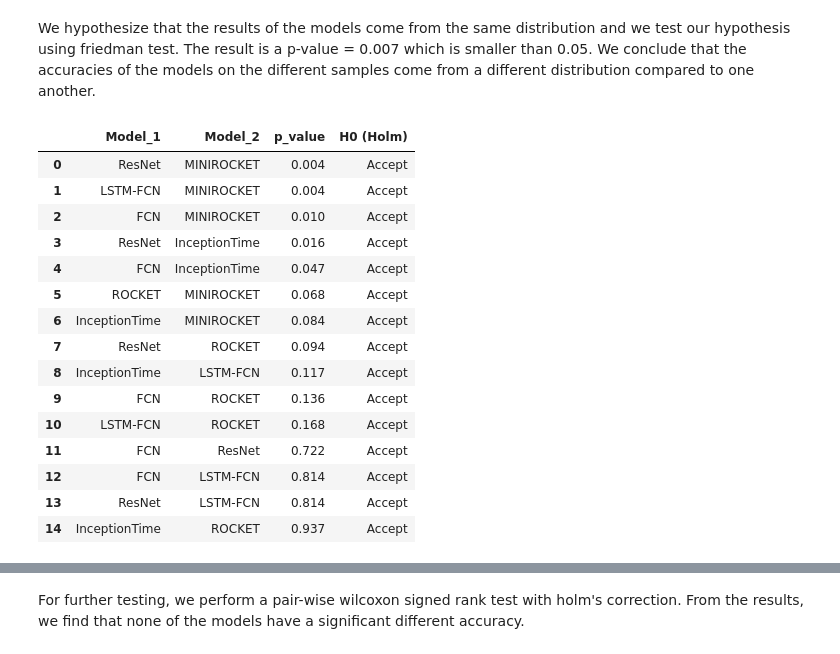
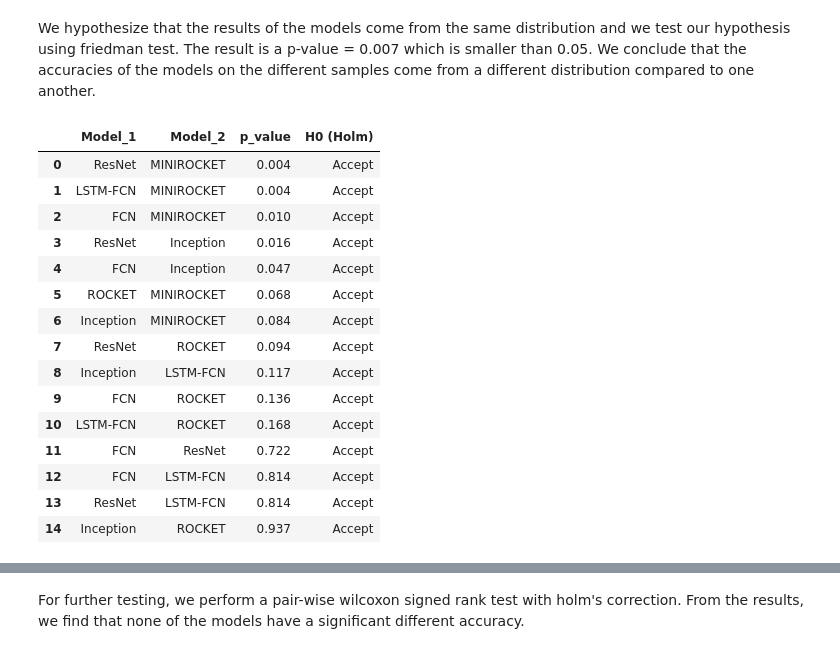
Before and after one commit to almasrifi-rami/fall_detection, a Jupyter notebook: src/main.ipynb, the cells around one changed output, grey strips where cells are left out. Saved outputs shown, nothing was run; the diff lists cells and outputs as text; code cells hidden in the pictures.

```diff
--- a/src/main.ipynb
+++ b/src/main.ipynb
@@ -206,7 +206,7 @@ We trained 6 state-of-the-art (SOTA) time series classification (TSC) models and
 compare_models = analyze_metrics(
     {'FCN': 'fcn/results.pkl',
      'ResNet': 'resnet/results.pkl',
-     'InceptionTime': 'inception/results.pkl',
+     'Inception': 'inception/results.pkl',
      'LSTM-FCN': 'lstmfcn/results.pkl',
      'ROCKET': 'rocket/results.pkl',
      'MINIROCKET': 'minirocket/results.pkl'},
@@ -253,54 +253,54 @@ We hypothesize that the results of the models come from the same distribution an
 # Pairwise Wilcoxon signed-rank tests for post-hoc analysis
 pairwise_comparisons = [
     ('FCN', 'ResNet'),
-    ('FCN', 'InceptionTime'),
+    ('FCN', 'Inception'),
     ('FCN', 'LSTM-FCN'),
     ('FCN', 'ROCKET'),
     ('FCN', 'MINIROCKET'),
-    ('ResNet', 'InceptionTime'),
+    ('ResNet', 'Inception'),
     ('ResNet', 'LSTM-FCN'),
     ('ResNet', 'ROCKET'),
     ('ResNet', 'MINIROCKET'),
-    ('InceptionTime', 'LSTM-FCN'),
-    ('InceptionTime', 'ROCKET'),
-    ('InceptionTime', 'MINIROCKET'),
+    ('Inception', 'LSTM-FCN'),
+    ('Inception', 'ROCKET'),
+    ('Inception', 'MINIROCKET'),
     ('LSTM-FCN', 'ROCKET'),
     ('LSTM-FCN', 'MINIROCKET'),
     ('ROCKET', 'MINIROCKET')
 ]
 
 wilcoxon_posthoc_results = {}
 for model1, model2 in pairwise_comparisons:
-    _, p = stats.wilcoxon(compare_models[model1], compare_models[model2], method='exact')
+    stat, p = stats.wilcoxon(compare_models[model1], compare_models[model2], method='exact')
     wilcoxon_posthoc_results[(model1, model2)] = p
 
 wilcoxon_post_hoc_df = pd.DataFrame(
     data=wilcoxon_posthoc_results.values(),
     index=wilcoxon_posthoc_results.keys(),
     columns=['p_value']).sort_values('p_value') \
     .reset_index() \
     .rename(columns={
         'level_0': 'Model_1',
         'level_1': 'Model_2'})
 holms_correction = []
 for row, label in wilcoxon_post_hoc_df.iterrows():
     holms_correction.append('Reject' if label['p_value'] * (15 - row) < 0.05 else 'Accept')
 wilcoxon_post_hoc_df["H0 (Holm)"] = holms_correction
 wilcoxon_post_hoc_df
 # %% [output]
 |  | Model_1 | Model_2 | p_value | H0 (Holm) |
 | 0 | ResNet | MINIROCKET | 0.004 | Accept |
 | 1 | LSTM-FCN | MINIROCKET | 0.004 | Accept |
 | 2 | FCN | MINIROCKET | 0.010 | Accept |
-| 3 | ResNet | InceptionTime | 0.016 | Accept |
-| 4 | FCN | InceptionTime | 0.047 | Accept |
+| 3 | ResNet | Inception | 0.016 | Accept |
+| 4 | FCN | Inception | 0.047 | Accept |
 | 5 | ROCKET | MINIROCKET | 0.068 | Accept |
-| 6 | InceptionTime | MINIROCKET | 0.084 | Accept |
+| 6 | Inception | MINIROCKET | 0.084 | Accept |
 | 7 | ResNet | ROCKET | 0.094 | Accept |
-| 8 | InceptionTime | LSTM-FCN | 0.117 | Accept |
+| 8 | Inception | LSTM-FCN | 0.117 | Accept |
 | 9 | FCN | ROCKET | 0.136 | Accept |
 | 10 | LSTM-FCN | ROCKET | 0.168 | Accept |
 | 11 | FCN | ResNet | 0.722 | Accept |
 | 12 | FCN | LSTM-FCN | 0.814 | Accept |
 | 13 | ResNet | LSTM-FCN | 0.814 | Accept |
-| 14 | InceptionTime | ROCKET | 0.937 | Accept |
+| 14 | Inception | ROCKET | 0.937 | Accept |
```
Also changed, not shown: parts of 6 cells of this notebook.
